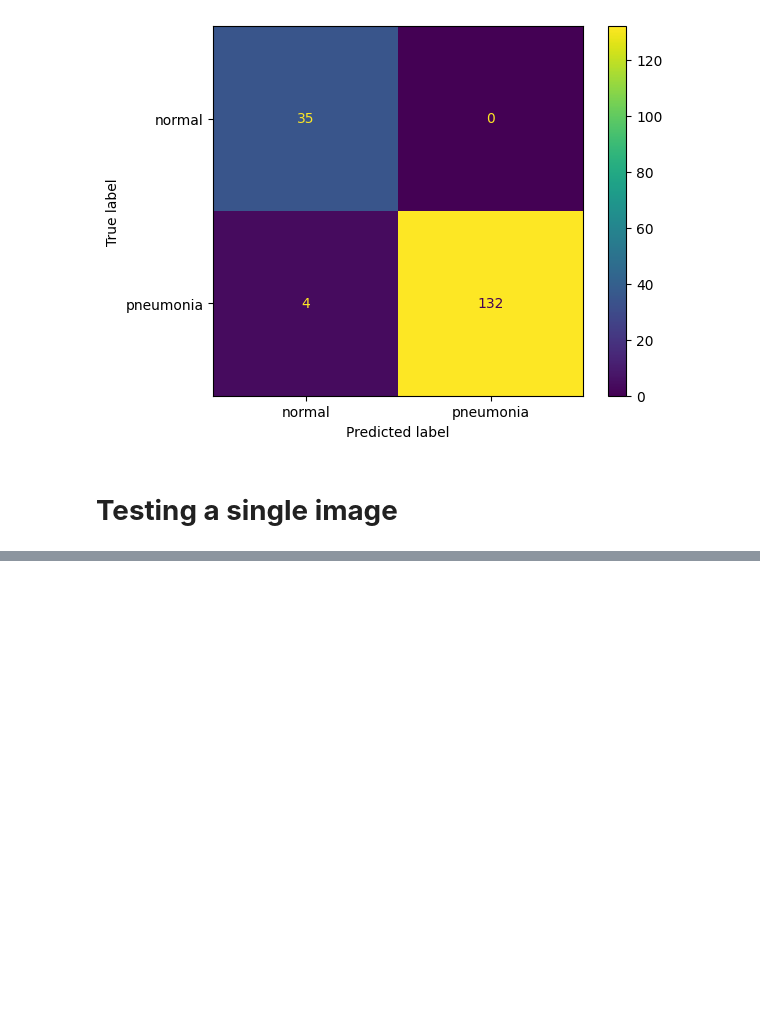
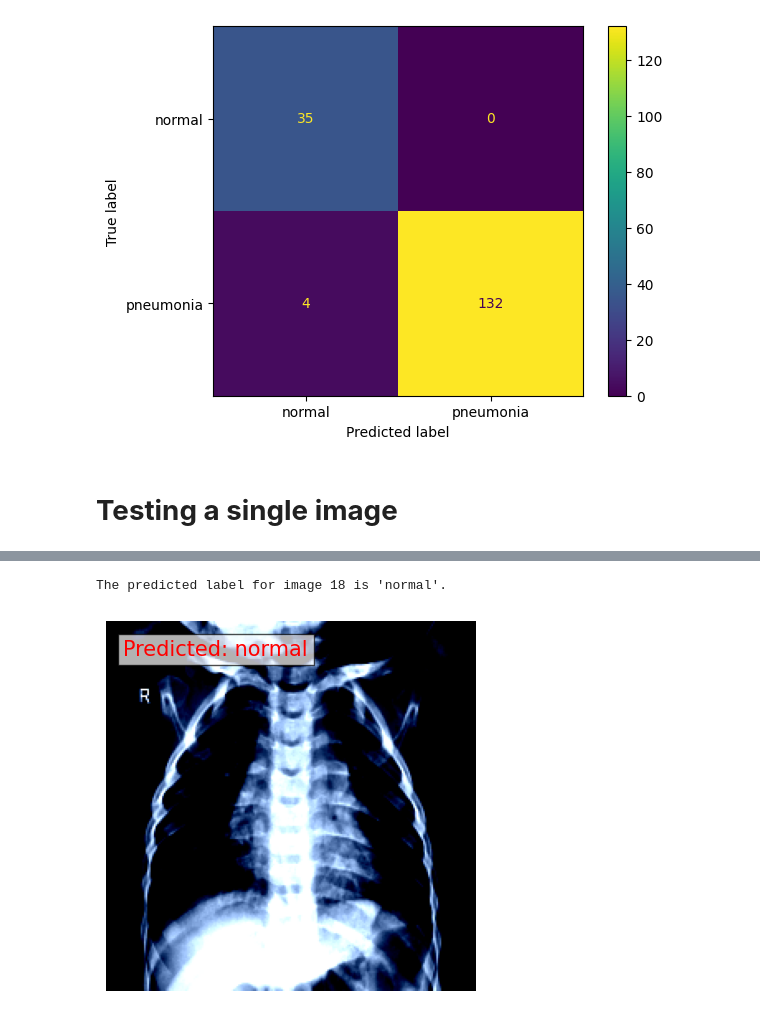
Before and after one commit to richardmukechiwa/Pnuemonia-Xray-ImageClassification, a Jupyter notebook: PnuemoniaClassification.ipynb, the cells around one changed output, grey strips where cells are left out. Drawn from its saved outputs; the diff is of its cells as text; code cells hidden in the pictures; blank space fills up the shorter version.

```diff
--- a/PnuemoniaClassification.ipynb
+++ b/PnuemoniaClassification.ipynb
@@ -384,7 +434,7 @@ torch.Size([32, 3, 224, 224])
 #training the model - resnet18
 # training function
 
-def train_model(model, train_loader, val_loader, loss_fn, optimizer, num_epochs, device = 'cpu' ):
+def train_model(model, train_loader, val_loader, loss_fn, optimizer, num_epochs, scheduler, early_stopping, checkpointing,   device = 'cpu' ):
     for epoch in range(num_epochs):
         print(f"Epoch {epoch+1}/{num_epochs}")
         print('-' * 10)
@@ -429,7 +479,7 @@ def train_model(model, train_loader, val_loader, loss_fn, optimizer, num_epochs,
 # %%
 #train the model, model must be sent to device/GPU
 num_epochs = 12
-train_model(model, train_loader , val_loader, loss_fn, optimizer, num_epochs, device = device )
+train_model(model, train_loader , val_loader, loss_fn, optimizer, num_epochs,scheduler, early_stopping, checkpointing, device = device )
 # %% [output]
 Epoch 1/12
 ----------
@@ -620,6 +670,6 @@ disp.plot()
 # %% [markdown]
 # **Testing a single image**
 # %%
-image = test_dataset_norm[0][0]
-image.to(device)
+image = test_dataset_norm[17][0]
 image_batch= image.unsqueeze(0)
+image_batch.to(device)
@@ -663,0 +678,40 @@ Successfully installed pydeck-0.9.1 streamlit-1.41.1 watchdog-6.0.0
+# %%
+#making inference
+def test_prediction(model, dataset,i):
+    image = dataset[i][0]
+    image_batch= image.unsqueeze(0)
+
+    model = model.to(device)
+
+    with torch.no_grad():
+        image_batch = image_batch.to(device)
+        output = model(image_batch)
+        _, predicted_class = output.max(1)
+
+        # mapping the predcition to the class
+        class_names = ['normal', 'pneumonia']
+
+        # Map predictions to class names
+        predicted_labels = [class_names[idx] for idx in predicted_class.cpu().numpy()]  # Convert to list of class names
+
+          #Print results
+    for idx, label in enumerate(predicted_labels):
+        print(f"The predicted label for image {i + 1} is '{label}'.")
+
+                # displaying the image
+        image = np.transpose(image, (1, 2, 0))
+        image = np.clip(image, 0, 1)
+        plt.imshow(image)
+        plt.axis('off')
+        predicted_label = predicted_labels[0]
+        plt.text(10, 20 , f'Predicted: {predicted_label}', fontsize = 15, color = "red", bbox=dict(facecolor='white', alpha=0.7))
+        plt.show()
+
+    #predicted_labels =class_names[predicted_class.item()]
+
+    #print('The predicted label is ', predicted_labels)
+# %%
+test_prediction(model, test_dataset_norm, 17)
+# %% [output]
+The predicted label for image 18 is 'normal'.
+[figure, added]
```
Also changed, not shown: parts of 14 cells of this notebook.
